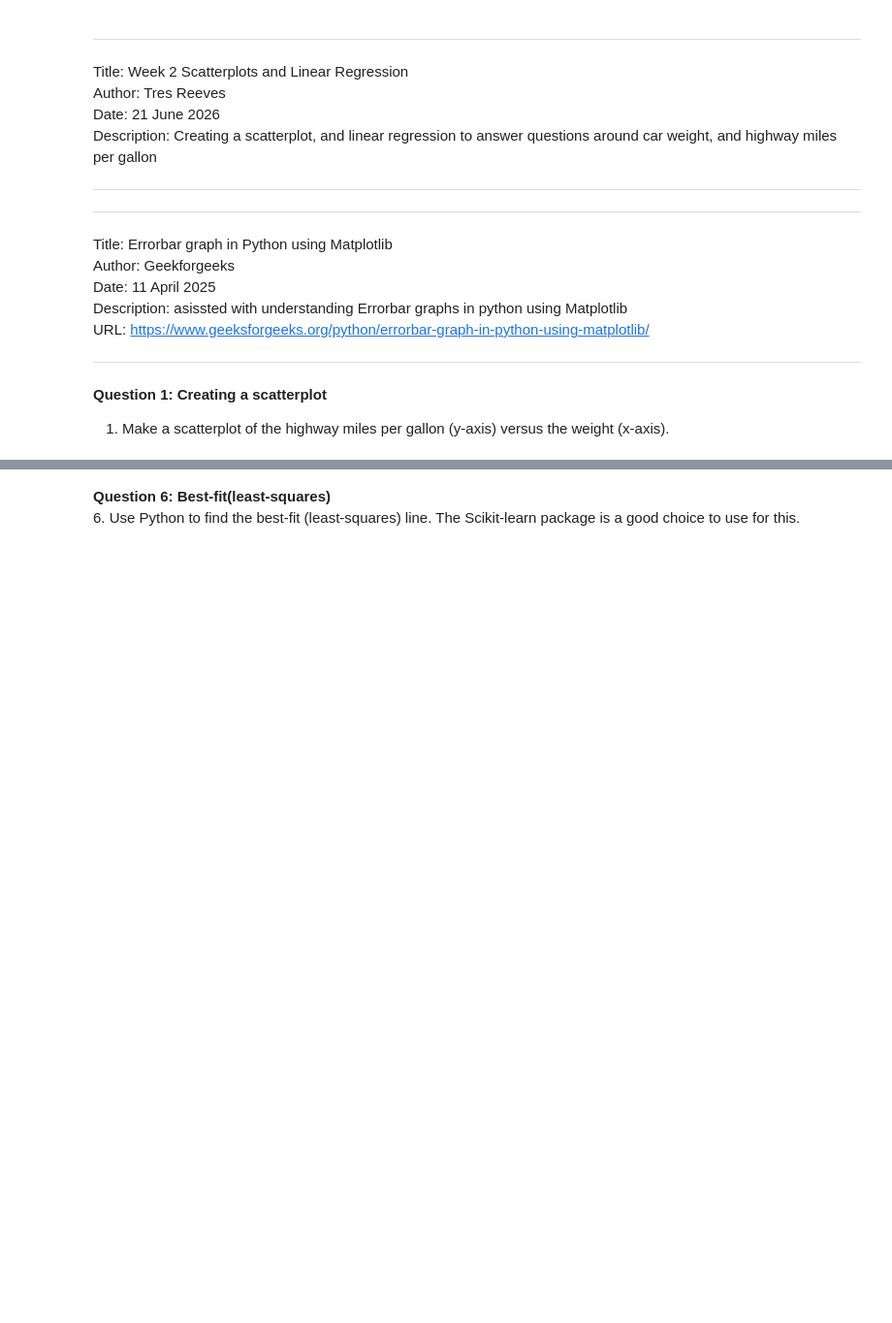
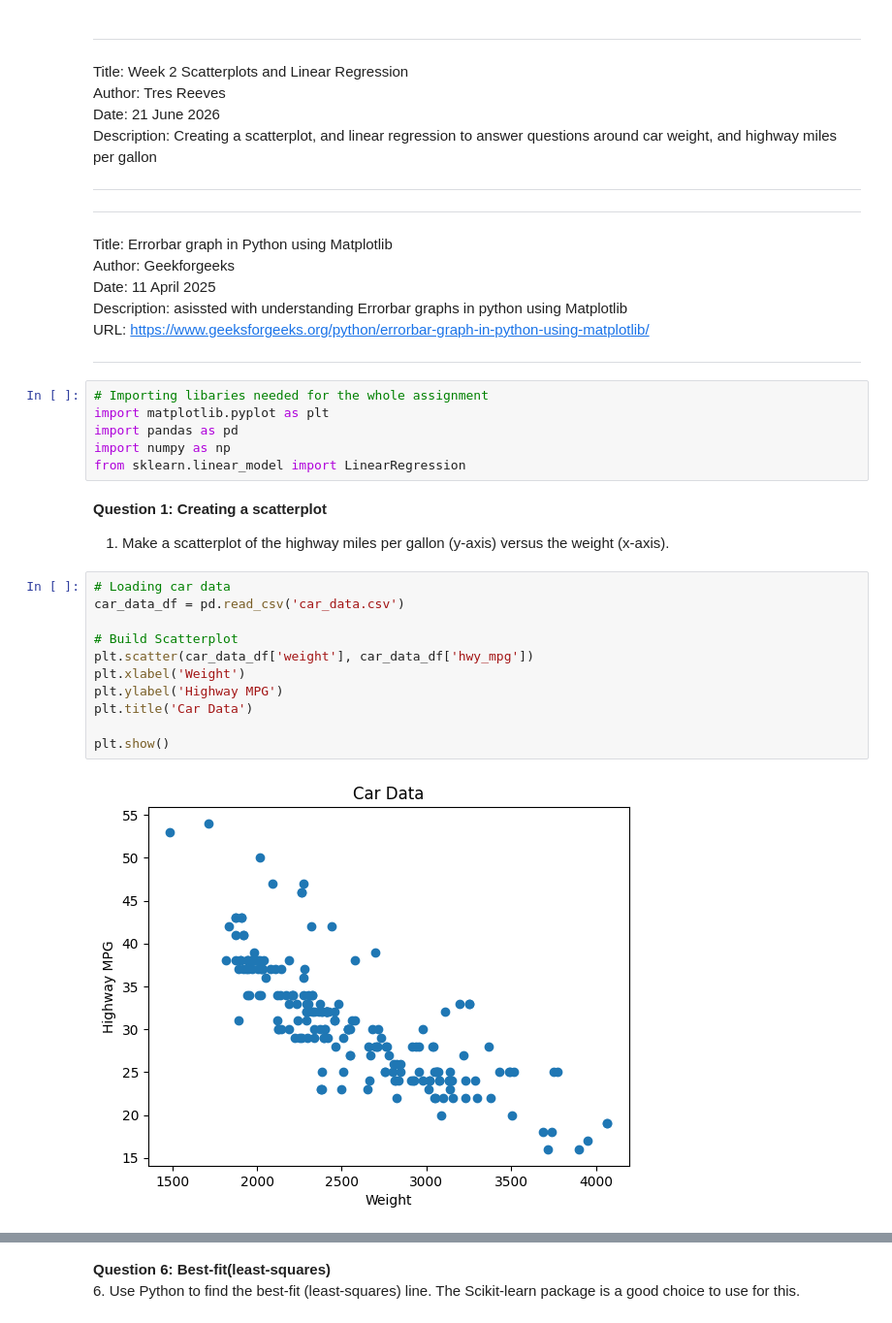
Before and after one commit to MynamesTres/dsc320_math, a Jupyter notebook: Week 2 assignment/Car_data_plots-regressions.ipynb, the cells around one changed output, grey strips where cells are left out. Shown at 97% size. Saved outputs shown, nothing was run; the diff lists cells and outputs as text; blank space fills up the shorter version.

```diff
--- a/Week 2 assignment/Car_data_plots-regressions.ipynb
+++ b/Week 2 assignment/Car_data_plots-regressions.ipynb
@@ -14,8 +14,27 @@
  URL: https://www.geeksforgeeks.org/python/errorbar-graph-in-python-using-matplotlib/
 
 ---
+# %%
+# Importing libaries needed for the whole assignment
+import matplotlib.pyplot as plt
+import pandas as pd
+import numpy as np
+from sklearn.linear_model import LinearRegression
 # %% [markdown]
 **Question 1: Creating a scatterplot**
 1. Make a scatterplot of the highway miles per gallon (y-axis) versus the weight (x-axis).
+# %%
+# Loading car data
+car_data_df = pd.read_csv('car_data.csv')
+
+# Build Scatterplot
+plt.scatter(car_data_df['weight'], car_data_df['hwy_mpg'])
+plt.xlabel('Weight')
+plt.ylabel('Highway MPG')
+plt.title('Car Data')
+
+plt.show()
+# %% [output]
+[figure, added]
 # %% [markdown]
 **Question 2: General Trend**
```
Also changed, not shown: parts of 10 cells of this notebook.
